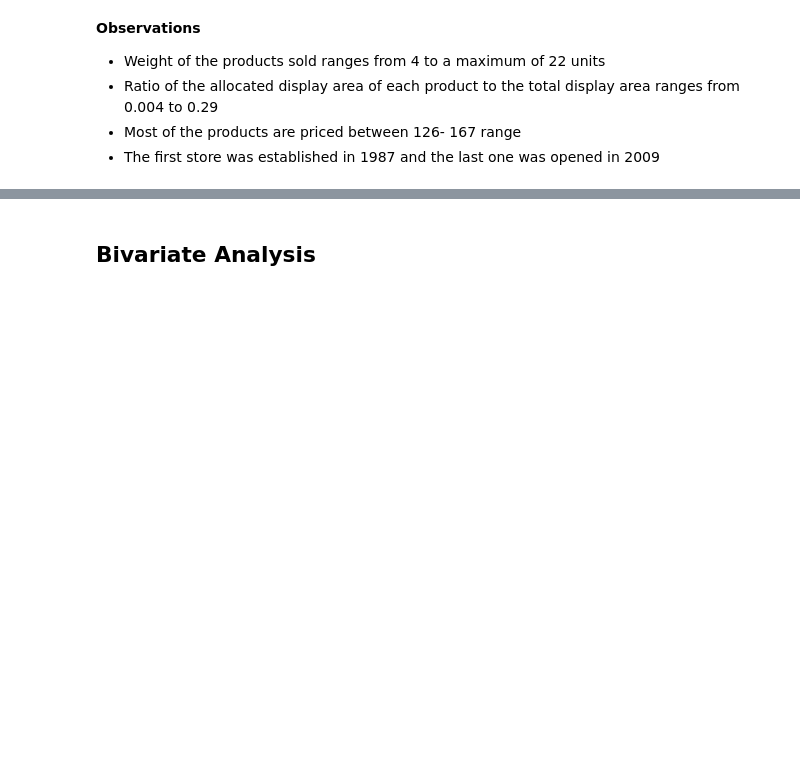
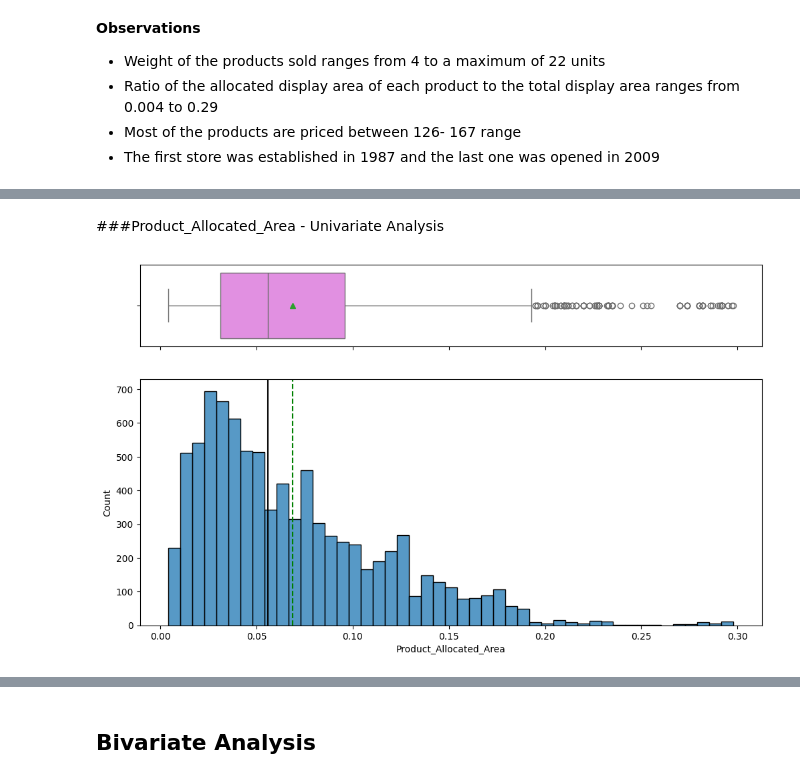
Before and after one commit to uday-d4/UTAI_SuperKArt, a Jupyter notebook: SuperKart_Model_Deployment_Notebook.ipynb, the cells around one changed output, grey strips where cells are left out. Saved outputs shown, nothing was run; the diff lists cells and outputs as text; code cells hidden in the pictures; blank space fills up the shorter version.

```diff
--- a/SuperKart_Model_Deployment_Notebook.ipynb
+++ b/SuperKart_Model_Deployment_Notebook.ipynb
@@ -326,0 +426,6 @@ dataset[categorical_features].describe()
+# %% [markdown]
+###Product_Allocated_Area - Univariate Analysis
+# %%
+histogram_boxplot(dataset, "Product_Allocated_Area")
+# %% [output]
+[figure, added]
```
Also changed, not shown: parts of 25 cells of this notebook.
